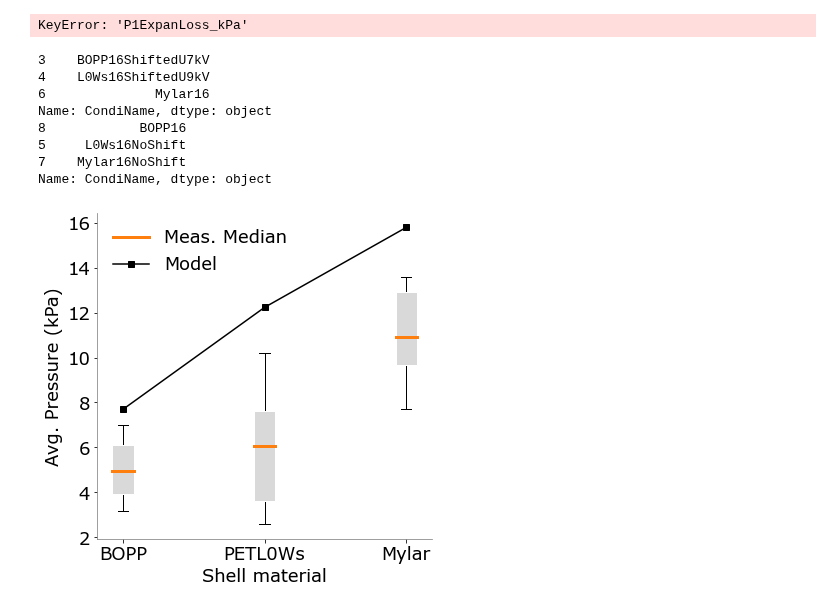
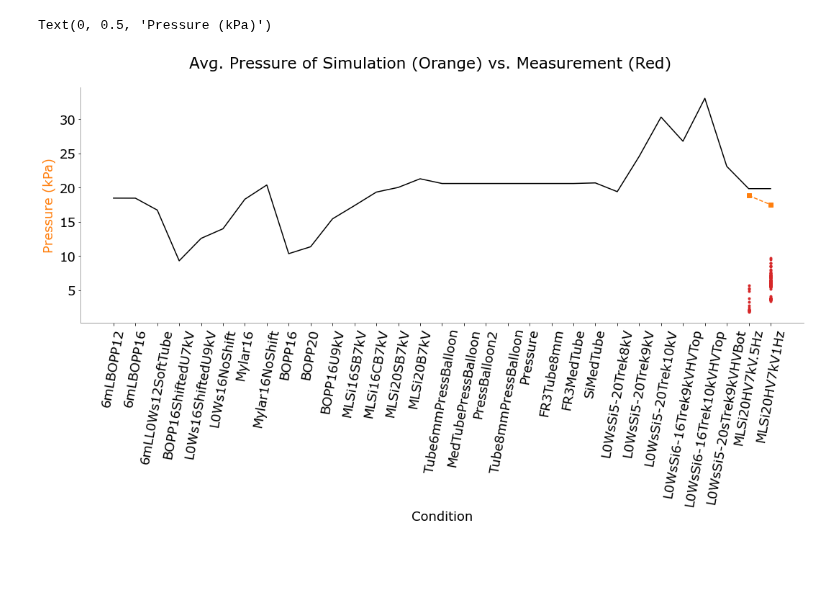
Before and after one commit to maxwellre/pycode, a Jupyter notebook: PouchModelAnalysis/ResVisualization.ipynb, the cells around one changed output. Saved outputs shown, nothing was run; the diff lists cells and outputs as text; code cells hidden in the pictures; blank space fills up the shorter version.

```diff
--- a/PouchModelAnalysis/ResVisualization.ipynb
+++ b/PouchModelAnalysis/ResVisualization.ipynb
@@ -70,27 +71,28 @@ measureData.tail()
 # %%
 ''' Pressure loss from realtime flow rate estimation '''
 
-simData = pd.read_csv("./data./temp_result.csv") # Data from model simulation
+simData = pd.read_csv("./data/temp_result.csv") # Data from model simulation
 # simData['pLoss1Expan_kPa'] = np.nan
 
 for aCondi in condiTable['CondiName']:
     allTrials = measureData[measureData['CondiName'] == aCondi]
     simData.loc[simData['CondiName'] == aCondi,'pLoss1Expan_kPa'] = np.mean(allTrials['P1ExpanLoss_kPa'])
 
 
 fig1, ax1 = plt.subplots()
 fig1.set_size_inches(18,6)
 fig1.suptitle("Avg. Pressure of Simulation (Orange) vs. Measurement (Red)")
 ax1.set_xlabel('Condition')
 ax1.set_xticklabels(simData['CondiName'], rotation=80)
 
 ax1.plot(simData['CondiName'], simData['P1Expan_Pa']*1e-3, '-', color='k')
 ax1.plot(simData['CondiName'], simData['P1Expan_Pa']*1e-3+simData['pLoss1Expan_kPa'], 's--', color='tab:orange')
 
 ax1.plot(measureData['CondiName'], measureData['AvgPressure_kPa'], '.',color='tab:red')
 ax1.set_ylabel('Pressure (kPa)', color='tab:orange')
 # %% [output]
-KeyError: 'P1ExpanLoss_kPa'
+Text(0, 0.5, 'Pressure (kPa)')
+[figure, added]
 # %%
 ''' Compare material '''
 compList = ['BOPP16ShiftedU7kV','L0Ws16ShiftedU9kV','Mylar16'] # List of conditions to be compared
@@ -139,16 +141,6 @@ plt.xticks(x, condiTable.loc[indList, 'Shell']);
 ax1.legend(handles=[pH2['medians'][0],pH[0]],labels=['Meas. Median','Model'], frameon=False);
 
 plt.savefig("comp_shell_material.pdf", bbox_inches='tight')
-# %% [output]
-3    BOPP16ShiftedU7kV
-4    L0Ws16ShiftedU9kV
-6              Mylar16
-Name: CondiName, dtype: object
-8            BOPP16
-5     L0Ws16NoShift
-7    Mylar16NoShift
-Name: CondiName, dtype: object
-[figure, removed]
 # %%
 ''' Compare voltage (L0Ws - Temporary) '''
 # compList = ['L0WsSi5-20Trek8kV','L0WsSi5-20Trek9kV','L0WsSi5-20Trek10kV'] # List of conditions to be compared
```
Also changed, not shown: parts of 4 cells of this notebook, 2 other files.
